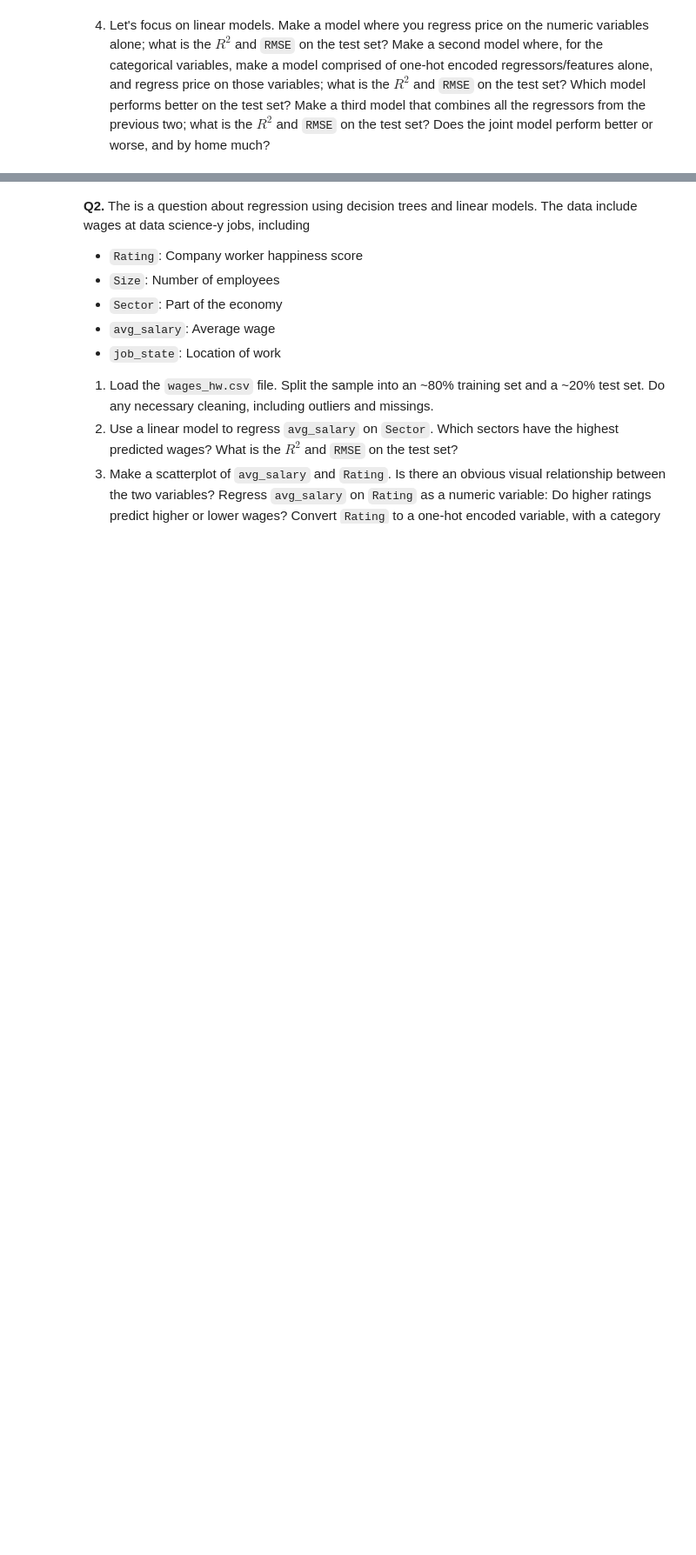
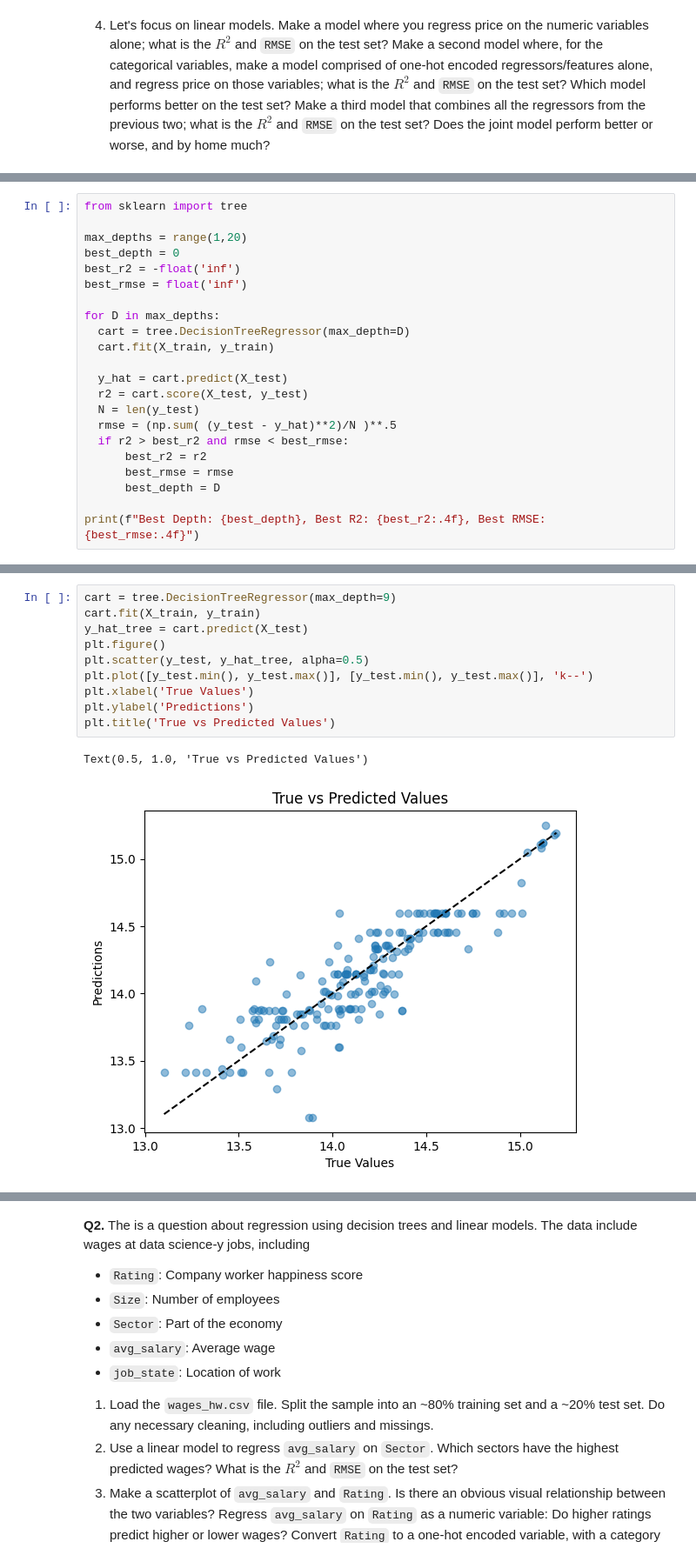
Before and after one commit to amanzanares410/assignment4, a Jupyter notebook: assignment4.ipynb, the cells around one changed output, grey strips where cells are left out. Shown at 87% size. Saved outputs shown, nothing was run; the diff lists cells and outputs as text; blank space fills up the shorter version.

```diff
--- a/assignment4.ipynb
+++ b/assignment4.ipynb
@@ -143,0 +268,22 @@ X_train, X_test, y_train, y_test = train_test_split(X, y, test_size=.2,random_st
+# %%
+from sklearn import tree
+
+max_depths = range(1,20)
+best_depth = 0
+best_r2 = -float('inf')
+best_rmse = float('inf')
+
+for D in max_depths:
+  cart = tree.DecisionTreeRegressor(max_depth=D)
+  cart.fit(X_train, y_train)
+
+  y_hat = cart.predict(X_test)
+  r2 = cart.score(X_test, y_test)
+  N = len(y_test)
+  rmse = (np.sum( (y_test - y_hat)**2)/N )**.5
+  if r2 > best_r2 and rmse < best_rmse:
+      best_r2 = r2
+      best_rmse = rmse
+      best_depth = D
+
+print(f"Best Depth: {best_depth}, Best R2: {best_r2:.4f}, Best RMSE: {best_rmse:.4f}")
@@ -143,0 +294,13 @@ X_train, X_test, y_train, y_test = train_test_split(X, y, test_size=.2,random_st
+# %%
+cart = tree.DecisionTreeRegressor(max_depth=9)
+cart.fit(X_train, y_train)
+y_hat_tree = cart.predict(X_test)
+plt.figure()
+plt.scatter(y_test, y_hat_tree, alpha=0.5)
+plt.plot([y_test.min(), y_test.max()], [y_test.min(), y_test.max()], 'k--')
+plt.xlabel('True Values')
+plt.ylabel('Predictions')
+plt.title('True vs Predicted Values')
+# %% [output]
+Text(0.5, 1.0, 'True vs Predicted Values')
+[figure, added]
```
Also changed, not shown: parts of 22 cells of this notebook.
